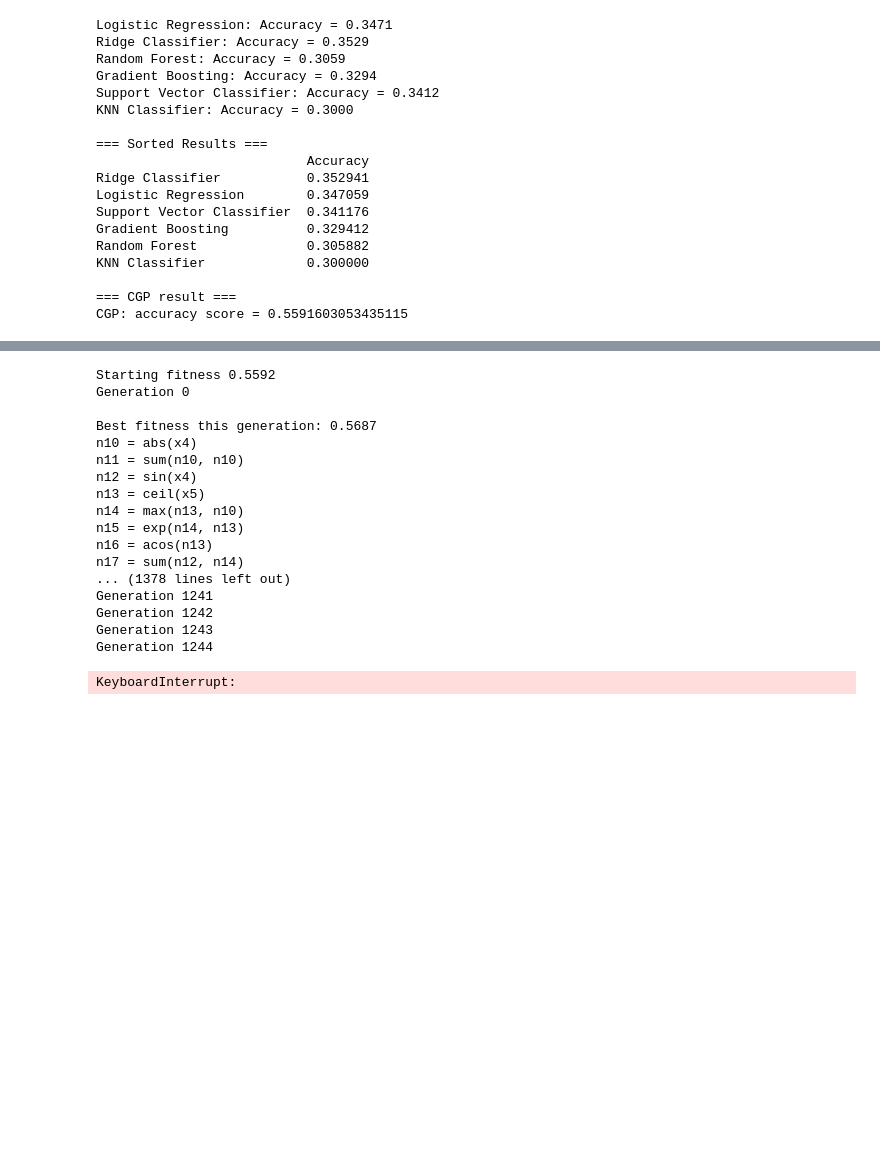
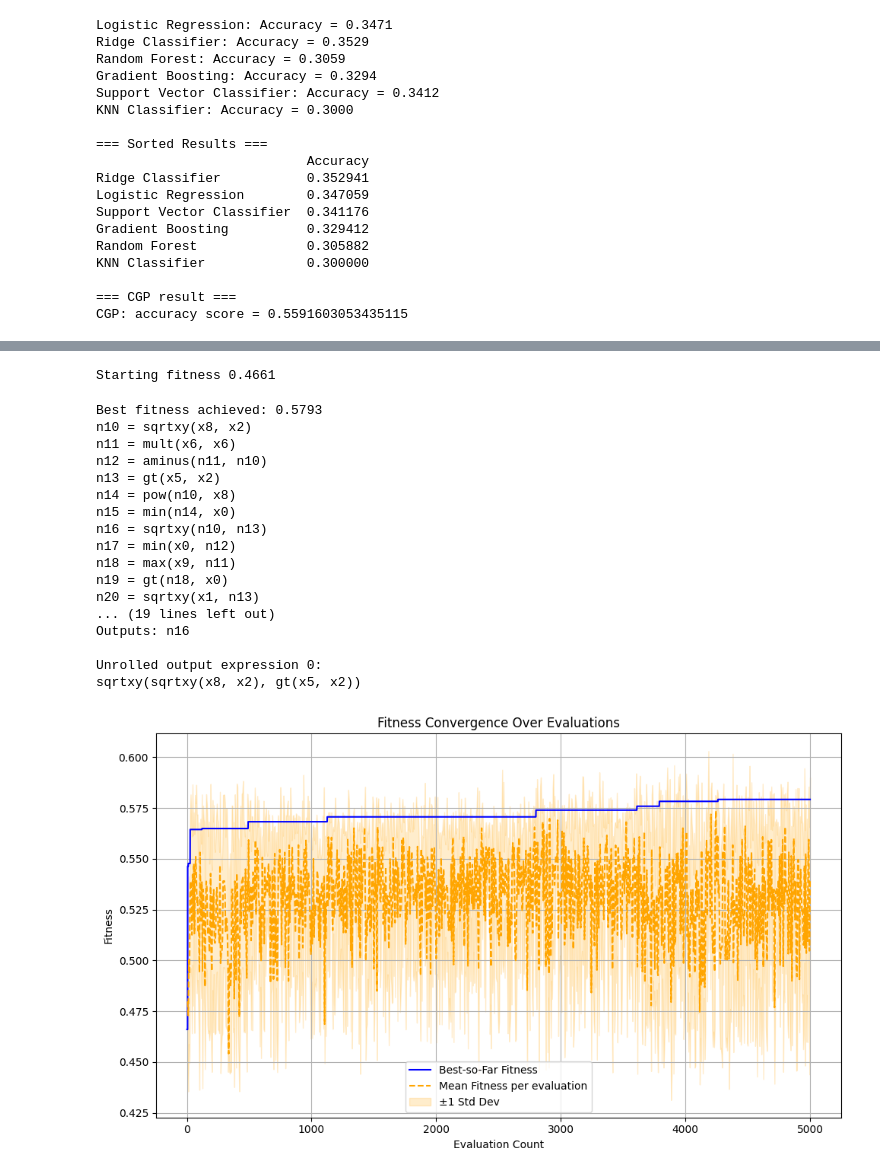
Before and after one commit to yurilavinas/pyCGP2.0, a Jupyter notebook: Exemple.ipynb, the cells around one changed output, grey strips where cells are left out. Drawn from its saved outputs; the diff is of its cells as text; code cells hidden in the pictures; blank space fills up the shorter version.

```diff
--- a/Exemple.ipynb
+++ b/Exemple.ipynb
@@ -586,50 +660,51 @@ df = pd.read_csv(file_path, sep=';')
 # Exemple : transformer les catégories d'âge en classes numériques
 sex_mapping = {
     'F': 0,
     'M': 1,
 }
 
 # Appliquer la transformation
 df['sex_num'] = df['sex'].map(sex_mapping)
 
 # Cible
 y = df['sex_num']
 
 # Sélection des colonnes freq0 à freq256
 X = df.loc[:, 'f_max':'plat_amp'].astype(float)
 
 
 scaler = MinMaxScaler(feature_range=(-1, 1))
 X_scaled = scaler.fit_transform(X)
 
 
 
-evaluator2 = Binary_Classifier(X_scaled, y)
+evaluator2 = Binary_Classifier(X_scaled, y,cv=True)
 
 #Initialise config + Evaluator + mutation
 CGP_config = CGPConfig(num_inputs=X.shape[1], num_nodes=30, num_outputs=1, input_node_chance=0.4, const_min=-1, const_max=1, function_set=functions)
 #For evaluatorsin num_inputs = 1
 
 #mutationcgp_proba = Proba_Mutation(CGP_config, number_mutations=10, input_node_mutation_rate=0.2, output_node_mutation_rate=0.1, function_mutation_rate=0.4, input_mutation_rate=0.5, const_mutation_rate=0.1)
 mutationcgp_golden = Golden_mutation(CGP_config,input_node_mutation_rate=0.2, function_mutation_rate=0.4, input_mutation_rate=0.5, const_mutation_rate=0.1,output_node_mutation_rate=0.5)
 ES_cgp = ES(evaluator2, lam=5,parent = CGPGenome.create_genome(CGP_config),mutation = mutationcgp_golden)
-best_genome = ES_cgp.evolve(n_generations=10000, early_stopping=10000, verbose=True)
+best_genome = ES_cgp.evolve(n_generations=1000, early_stopping=1000, verbose=True)
 # %% [output]
-Starting fitness 0.5592
-Generation 0
-
-Best fitness this generation: 0.5687
-n10 = abs(x4)
-n11 = sum(n10, n10)
-n12 = sin(x4)
-n13 = ceil(x5)
-n14 = max(n13, n10)
-n15 = exp(n14, n13)
-n16 = acos(n13)
-n17 = sum(n12, n14)
-... (1378 lines left out)
-Generation 1241
-Generation 1242
-Generation 1243
-Generation 1244
+Starting fitness 0.4661
-KeyboardInterrupt:
+Best fitness achieved: 0.5793
+n10 = sqrtxy(x8, x2)
+n11 = mult(x6, x6)
+n12 = aminus(n11, n10)
+n13 = gt(x5, x2)
+n14 = pow(n10, x8)
+n15 = min(n14, x0)
+n16 = sqrtxy(n10, n13)
+n17 = min(x0, n12)
+n18 = max(x9, n11)
+n19 = gt(n18, x0)
+n20 = sqrtxy(x1, n13)
+... (19 lines left out)
+Outputs: n16
+
+Unrolled output expression 0:
+sqrtxy(sqrtxy(x8, x2), gt(x5, x2))
+[figure, added]
```
Also changed, not shown: parts of 14 cells of this notebook, 23 other files.
